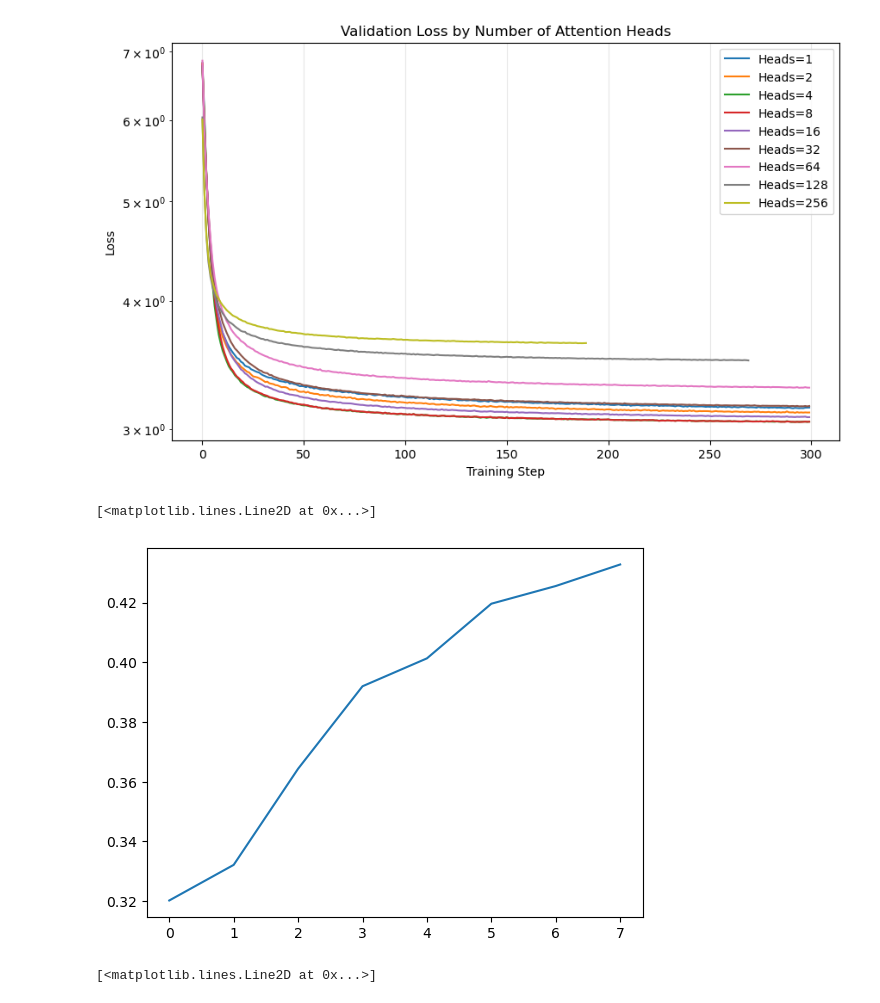
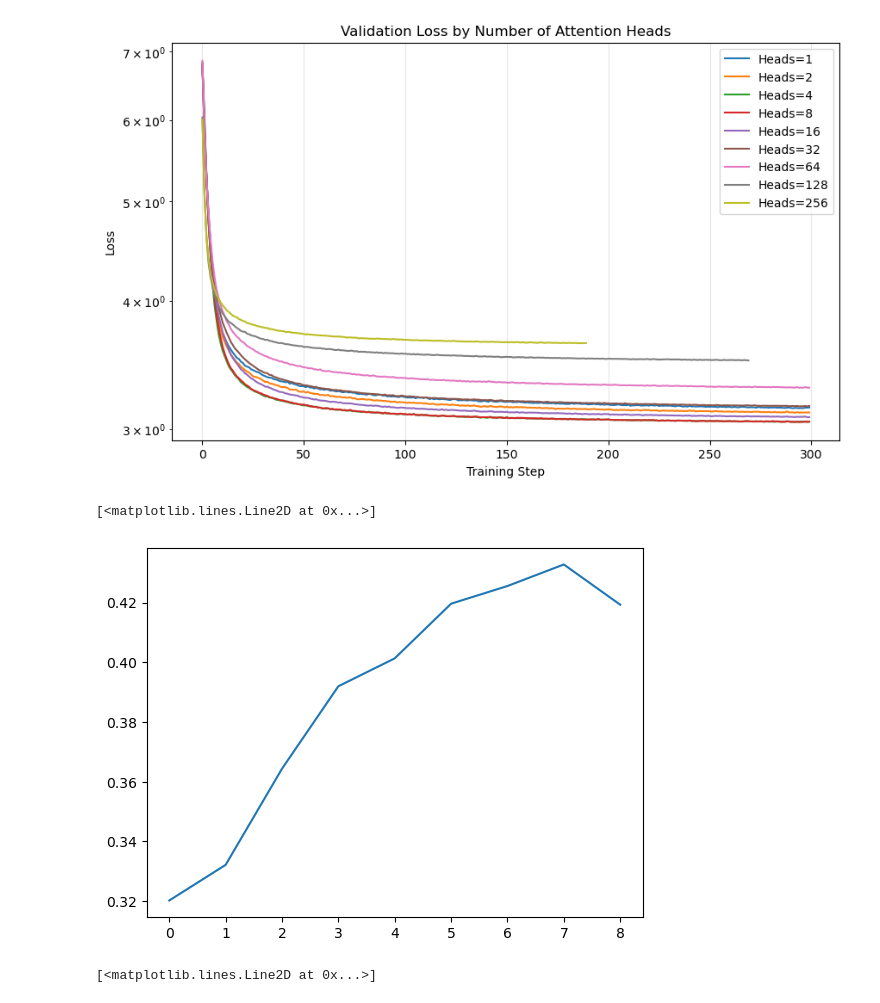
Before and after one commit to SharmaLlama/dl-from-scratch, a Jupyter notebook: notebooks/transformer.ipynb, the cells around one changed output. Drawn from its saved outputs; the diff is of its cells as text; code cells hidden in the pictures.

```diff
--- a/notebooks/transformer.ipynb
+++ b/notebooks/transformer.ipynb
@@ -199,12 +199,12 @@ plt.show()
 # %% [output]
 [figure]
 # %%
-exp = [1, 2, 4, 8, 16, 32, 64, 128,]
-bleu_all = [0.3202086407305643, 0.3321382919148217, 0.3643365421739973, 0.3919667874700643, 0.40130676686094235, 0.41961240889244555, 0.42554120063412926, 0.4327560724431759, ]
+exp = [1, 2, 4, 8, 16, 32, 64, 128, 256]
+bleu_all = [0.3202086407305643, 0.3321382919148217, 0.3643365421739973, 0.3919667874700643, 0.40130676686094235, 0.41961240889244555, 0.42554120063412926, 0.4327560724431759,  0.4192911084683813]
 plt.plot(bleu_all)
 # %% [output]
 [<matplotlib.lines.Line2D at 0x...>]
-[figure, old version]
+[figure, new version]
 # %%
 ## amount of samples --> BLEU scores (shuffled scores) --> 32 heads
 scores_64_heads = [0.4256169182735742, 0.42690940939605493, 0.42548019113737423,  0.4259760131091309, 0.4254260345079961, 0.42506663023472047, 0.42546184434770007, 0.4253629262202892,
```
Also changed, not shown: parts of 8 cells of this notebook, 1 other file.
